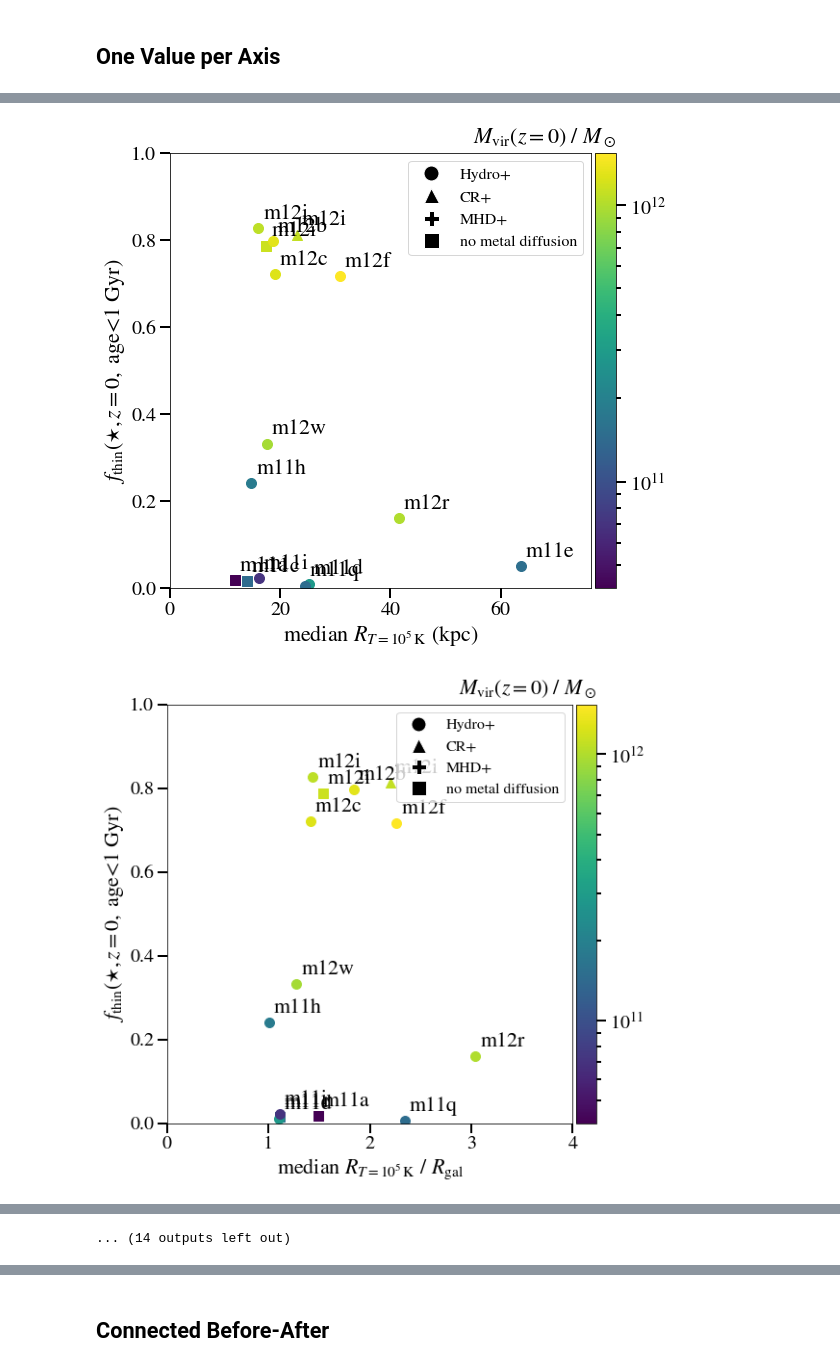
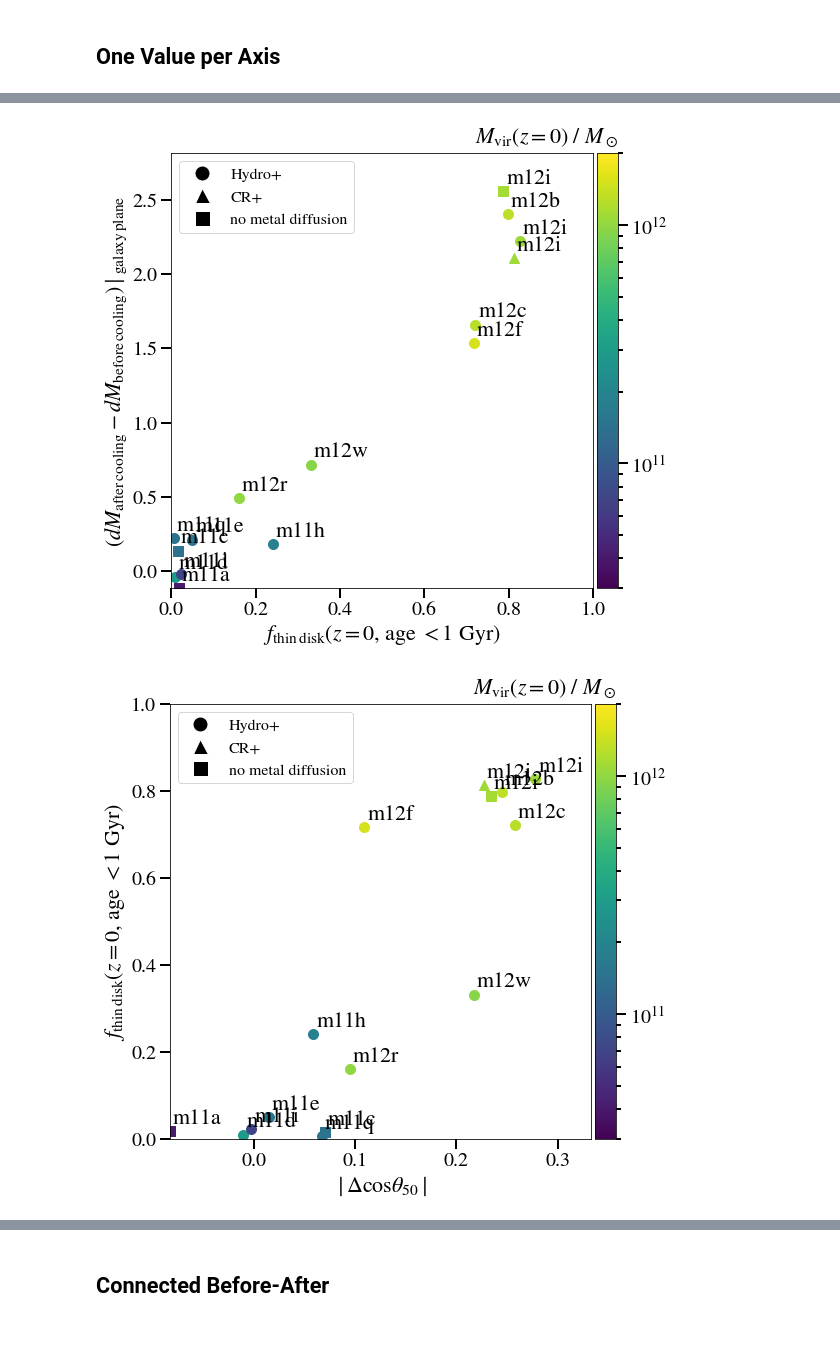
Before and after one commit to zhafen/Hot-Accretion-in-FIRE, a Jupyter notebook: analysis/prevalence.ipynb, the cells around one changed output, grey strips where cells are left out. Drawn from its saved outputs; the diff is of its cells as text; code cells hidden in the pictures; blank space fills up the shorter version.

Commit message:
Figure update.

```diff
--- a/analysis/prevalence.ipynb
+++ b/analysis/prevalence.ipynb
@@ -149,14 +238,14 @@ fractions = [ 'thin_disk_frac', 'thin_disk_frac_recent', 'thin_disk_frac_tracked
 markers = {
     'md': 'o',
     'cr': '^',
-    'mhdcv': 'P',
+#     'mhdcv': 'P',
     '': 's',
 }
 # %%
 marker_labels = {
     'md': 'Hydro+',
     'cr': 'CR+',
-    'mhdcv': 'MHD+',
+#     'mhdcv': 'MHD+',
     '': 'no metal diffusion',
 }
 # %%
@@ -194,6 +255,21 @@ combinations = [
+# %%
+# Manual
+combinations = [
+    ( 'delta_pdfcosphi', 'thin_disk_frac_recent', 'mvir' ),
+    ( 'thin_disk_frac_recent', 'delta_pdfcosphi', 'mvir' ),
+    ( 'delta_abs_med_cosphi', 'thin_disk_frac_recent', 'mvir' ),
+    ( 'quiet_frac_strict', 'thin_disk_frac_recent', 'mvir' ),
+    ( 'quiet_frac_strict', 'delta_pdfcosphi', 'mvir' ),
+    ( 'mvir', 'delta_pdfcosphi', 'thin_disk_frac_recent', ),
+#     ( 'mstar', 'delta_pdfcosphi', 'thin_disk_frac_recent', ),
+    ( 'mvir', 'thin_disk_frac_recent', 'delta_pdfcosphi', ),
+    ( 'mstar', 'thin_disk_frac_recent', 'delta_pdfcosphi', ),
+]
 # %%
 custom_lims = {
     'median_R1e5K_rgal': [ 0, 4 ],
+    'mvir': [ 3e10, 2e12 ],
+    'mstar': [ 1e8, 2e11 ],
 }
 # %%
 cmap = palettable.matplotlib.Viridis_20.mpl_colormap
@@ -265,15 +341,43 @@ for i, (x_key, y_key, z_key) in enumerate( combinations ):
             marker = markers[physics]
         )
 
-        ax.annotate(
-            s = sim_name,
-            xy = ( x, y ),
-            xytext = ( 5, 5 ),
-            textcoords = 'offset points',
-            fontsize = 22,
-            ha = 'left',
-            va = 'bottom',
-        )
+        # Annotate simulation names
+        annot_args = {
+            'textcoords': 'offset points',
+            'fontsize': 22,
+            'va': 'bottom',
+            'ha': 'left',
+            'xytext': ( 3, 3 ),
+        }
+        # Custom annotation arguments
+        if ( x_key, y_key ) in custom_annot_args:
+            if key in custom_annot_args[(x_key,y_key)]:
+                custom_args = custom_annot_args[(x_key,y_key)][key]
+                if custom_args is not None:
+                    annot_args.update( custom_args )
+                else:
+                    annot_args = None
+        if annot_args is not None:
+            ax.annotate(
+                s = sim_name,
+                xy = ( x, y ),
+                **annot_args
+            )
+        # Special cases
+        if ( x_key, y_key ) == ( 'delta_pdfcosphi', 'thin_disk_frac_recent' ):
+            if key == 'm11e_md':
+                ax.annotate(
+                    s = 'm11a, m11c, m11d\nm11e, m11i, m11q',
+                    xy = ( x+0.05, y ),
+                    xytext = ( 30, 5 ),
+                    textcoords = 'offset points',
+                    fontsize = 22,
+                    va = 'center',
+                    arrowprops = {
+                        'arrowstyle': '-[',
+                        'lw': 1.5,
+                    },
+                )
 
     ax.set_xlabel( labels[x_key], fontsize=22 )
     ax.set_ylabel( labels[y_key], fontsize=22 )
@@ -361,2 +449,2 @@ File saved at /home1/03057/zhafen/papers/Hot-Accretion-in-FIRE/figures/prevalenc
-[figure, old version]
+[figure, new version]
-[figure, old version]
+[figure, new version]
@@ -370 +455,0 @@ File saved at /home1/03057/zhafen/papers/Hot-Accretion-in-FIRE/figures/prevalenc
-... (14 outputs left out)
```
Also changed, not shown: parts of 17 cells of this notebook, 34 other files.
